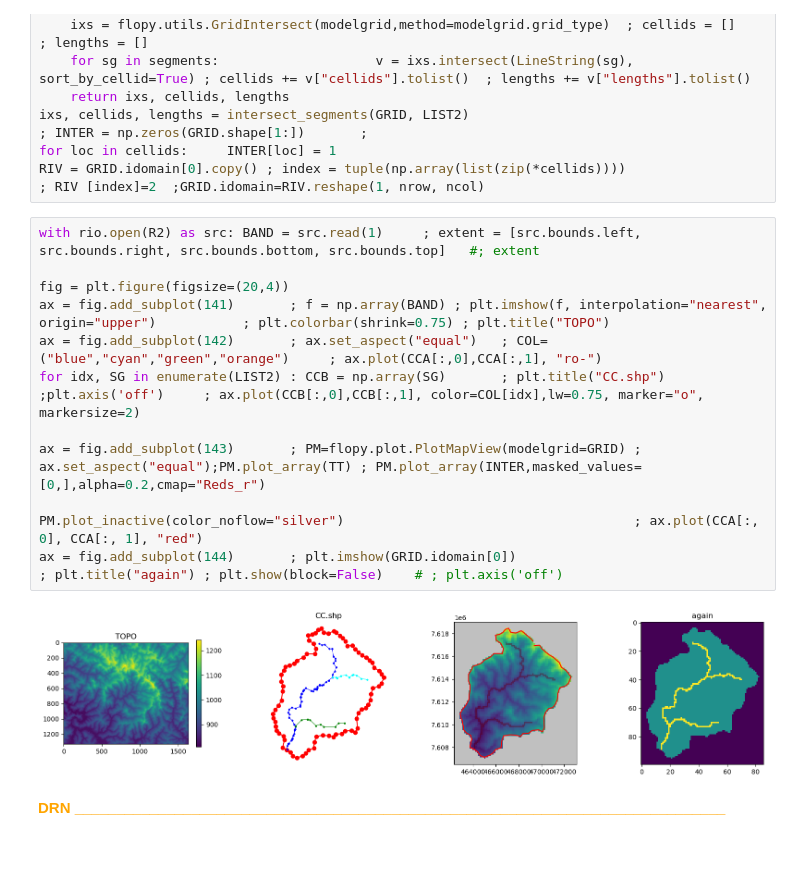
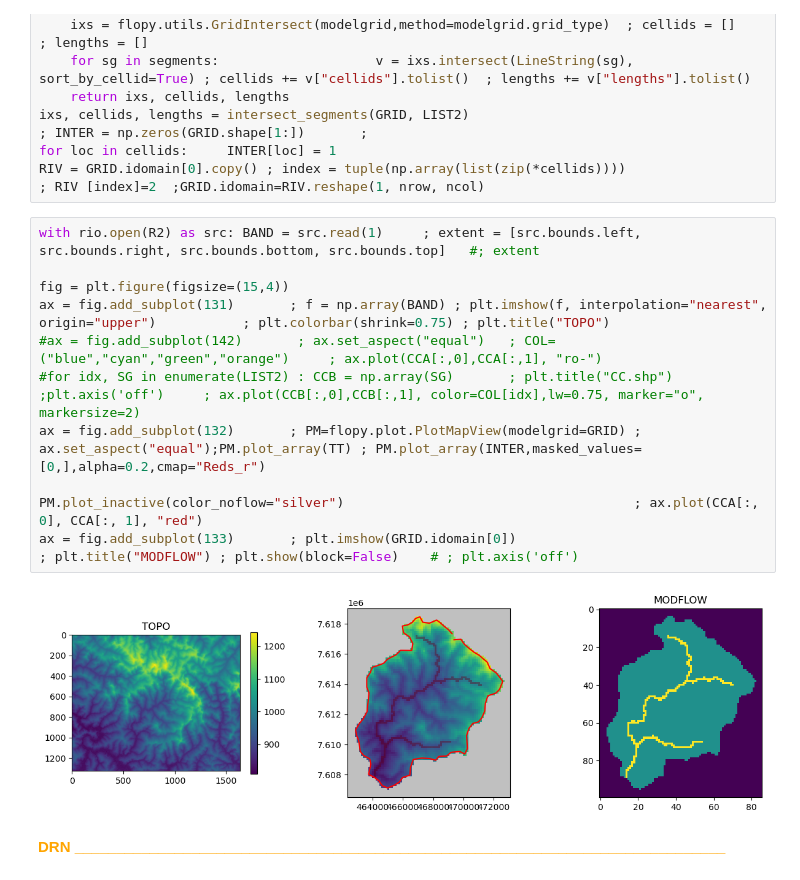
Before and after one commit to grossiRM/Beta-Me, a Jupyter notebook: mfsetuo/Tacho/02_Faz_dosTacho_Watershed.ipynb, the cells around one changed output. Saved outputs shown, nothing was run; the diff lists cells and outputs as text; blank space fills up the shorter version.

```diff
--- a/mfsetuo/Tacho/02_Faz_dosTacho_Watershed.ipynb
+++ b/mfsetuo/Tacho/02_Faz_dosTacho_Watershed.ipynb
@@ -57,17 +58,16 @@ RIV = GRID.idomain[0].copy() ; index = tuple(np.array(list(zip(*cellids))))
 # %%
 with rio.open(R2) as src: BAND = src.read(1)     ; extent = [src.bounds.left, src.bounds.right, src.bounds.bottom, src.bounds.top]   #; extent
 
-fig = plt.figure(figsize=(20,4))
-ax = fig.add_subplot(141)       ; f = np.array(BAND) ; plt.imshow(f, interpolation="nearest", origin="upper")           ; plt.colorbar(shrink=0.75) ; plt.title("TOPO")
-ax = fig.add_subplot(142)       ; ax.set_aspect("equal")   ; COL=("blue","cyan","green","orange")     ; ax.plot(CCA[:,0],CCA[:,1], "ro-")
-for idx, SG in enumerate(LIST2) : CCB = np.array(SG)       ; plt.title("CC.shp") ;plt.axis('off')     ; ax.plot(CCB[:,0],CCB[:,1], color=COL[idx],lw=0.75, marker="o", markersize=2)
-
-ax = fig.add_subplot(143)       ; PM=flopy.plot.PlotMapView(modelgrid=GRID) ; ax.set_aspect("equal");PM.plot_array(TT) ; PM.plot_array(INTER,masked_values=[0,],alpha=0.2,cmap="Reds_r")
+fig = plt.figure(figsize=(15,4))
+ax = fig.add_subplot(131)       ; f = np.array(BAND) ; plt.imshow(f, interpolation="nearest", origin="upper")           ; plt.colorbar(shrink=0.75) ; plt.title("TOPO")
+#ax = fig.add_subplot(142)       ; ax.set_aspect("equal")   ; COL=("blue","cyan","green","orange")     ; ax.plot(CCA[:,0],CCA[:,1], "ro-")
+#for idx, SG in enumerate(LIST2) : CCB = np.array(SG)       ; plt.title("CC.shp") ;plt.axis('off')     ; ax.plot(CCB[:,0],CCB[:,1], color=COL[idx],lw=0.75, marker="o", markersize=2)
+ax = fig.add_subplot(132)       ; PM=flopy.plot.PlotMapView(modelgrid=GRID) ; ax.set_aspect("equal");PM.plot_array(TT) ; PM.plot_array(INTER,masked_values=[0,],alpha=0.2,cmap="Reds_r")
 
 PM.plot_inactive(color_noflow="silver")                                     ; ax.plot(CCA[:, 0], CCA[:, 1], "red")
-ax = fig.add_subplot(144)       ; plt.imshow(GRID.idomain[0])                                                          ; plt.title("again") ; plt.show(block=False)    # ; plt.axis('off')
+ax = fig.add_subplot(133)       ; plt.imshow(GRID.idomain[0])                                                          ; plt.title("MODFLOW") ; plt.show(block=False)    # ; plt.axis('off')
 # %% [output]
-[figure, old version]
+[figure, new version]
 # %% [markdown]
 <font color='Orange'> **DRN ______________________________________________________________________________** </font>
 # %%
```
Also changed, not shown: parts of 2 cells of this notebook, 2 other files.
